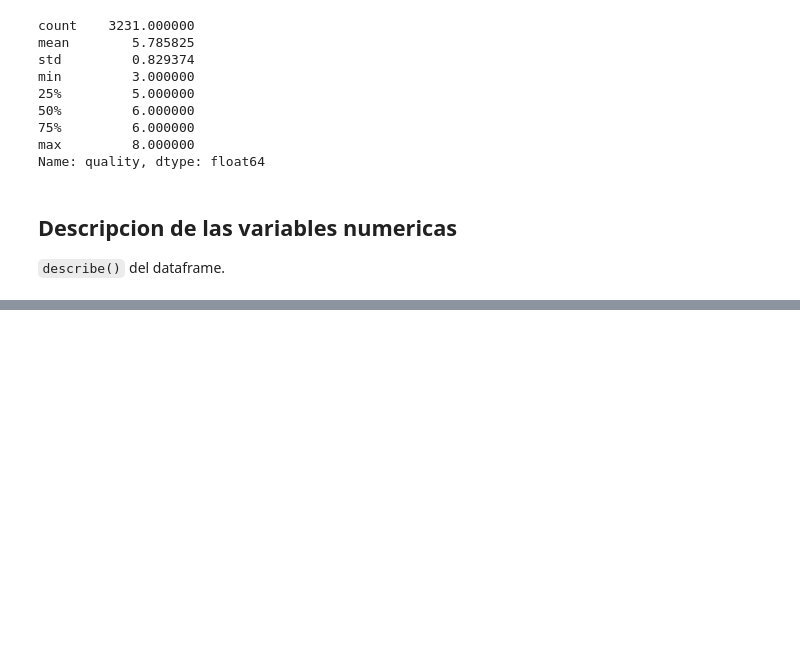
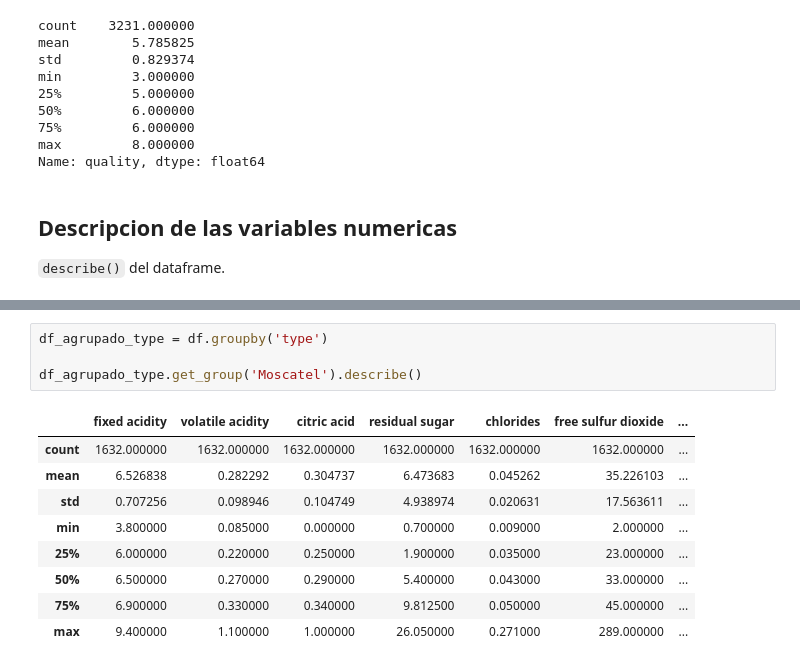
Before and after one commit to fclutterbuck/fund-cs-dat-2024-TPE, a Jupyter notebook: tpe.ipynb, the cells around one changed output, grey strips where cells are left out. Drawn from its saved outputs; the diff is of its cells as text; blank space fills up the shorter version.

```diff
--- a/tpe.ipynb
+++ b/tpe.ipynb
@@ -453 +496,15 @@ df.describe()
 | max | 15.900000 | 1.580000 | 1.000000 | 26.050000 | 0.611000 | 289.000000 | ... |
+# %%
+df_agrupado_type = df.groupby('type')
+
+df_agrupado_type.get_group('Moscatel').describe()
+# %% [output]
+|  | fixed acidity | volatile acidity | citric acid | residual sugar | chlorides | free sulfur dioxide | ... |
+| count | 1632.000000 | 1632.000000 | 1632.000000 | 1632.000000 | 1632.000000 | 1632.000000 | ... |
+| mean | 6.526838 | 0.282292 | 0.304737 | 6.473683 | 0.045262 | 35.226103 | ... |
+| std | 0.707256 | 0.098946 | 0.104749 | 4.938974 | 0.020631 | 17.563611 | ... |
+| min | 3.800000 | 0.085000 | 0.000000 | 0.700000 | 0.009000 | 2.000000 | ... |
+| 25% | 6.000000 | 0.220000 | 0.250000 | 1.900000 | 0.035000 | 23.000000 | ... |
+| 50% | 6.500000 | 0.270000 | 0.290000 | 5.400000 | 0.043000 | 33.000000 | ... |
+| 75% | 6.900000 | 0.330000 | 0.340000 | 9.812500 | 0.050000 | 45.000000 | ... |
+| max | 9.400000 | 1.100000 | 1.000000 | 26.050000 | 0.271000 | 289.000000 | ... |
```
Also changed, not shown: parts of 5 cells of this notebook.
